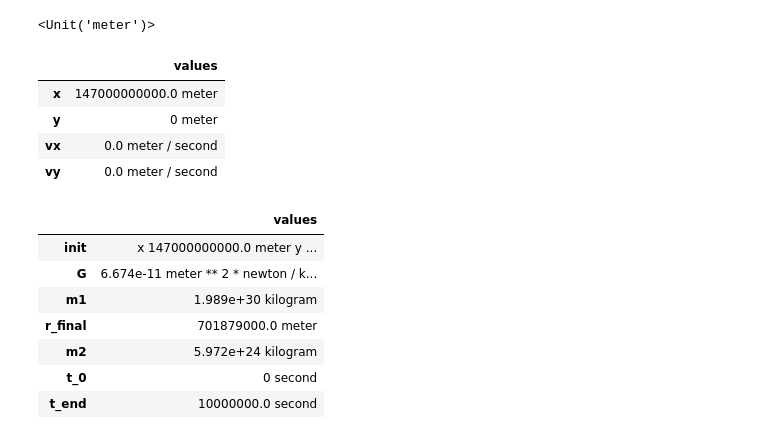
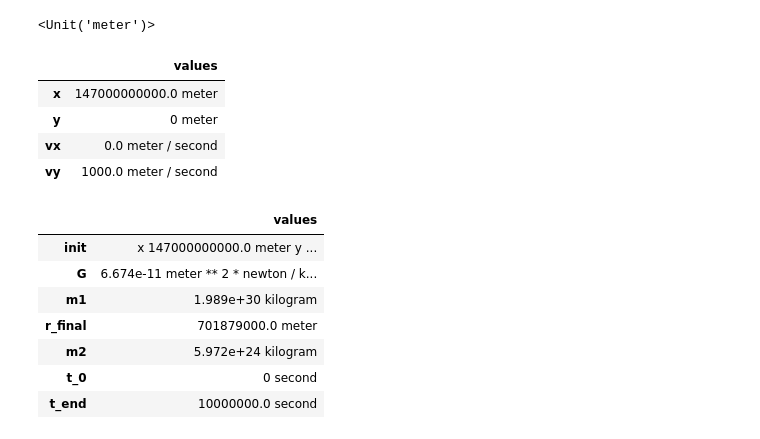
Before and after one commit to arwensadler/ModSimPy, a Jupyter notebook: code/orbit_homework.ipynb, the cells around one changed output. Cells and saved outputs as stored; diff of their text form; code cells hidden in the pictures.

```diff
--- a/code/orbit_homework.ipynb
+++ b/code/orbit_homework.ipynb
@@ -36,20 +36,20 @@ m = UNITS.meter
 # %%
 # And an inition condition (with everything in SI units)
 
 r_0 = 147e9 * m
 
 init = State(#r = r_0,
              #v = 0 * m / s,
              x = r_0,
              y = 0 * m,
              vx = 0 * m/s,
-             vy = 0 * m/s)
+             vy = 1000 * m/s)
 # %% [output]
 |  | values |
 | x | 147000000000.0 meter |
 | y | 0 meter |
 | vx | 0.0 meter / second |
-| vy | 0.0 meter / second |
+| vy | 1000.0 meter / second |
 # %%
 # Making a system object
 
```
Also changed, not shown: parts of 6 cells of this notebook.
